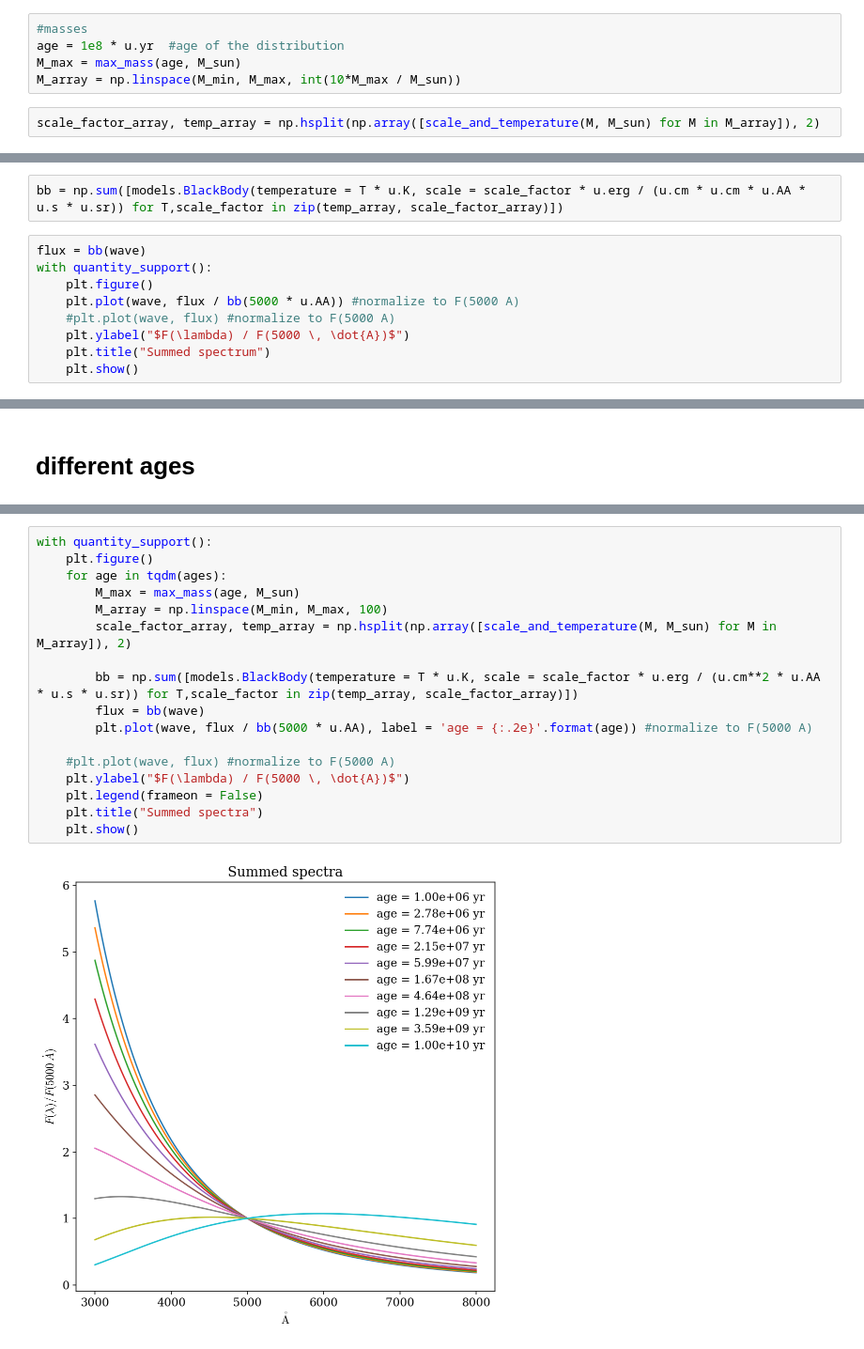
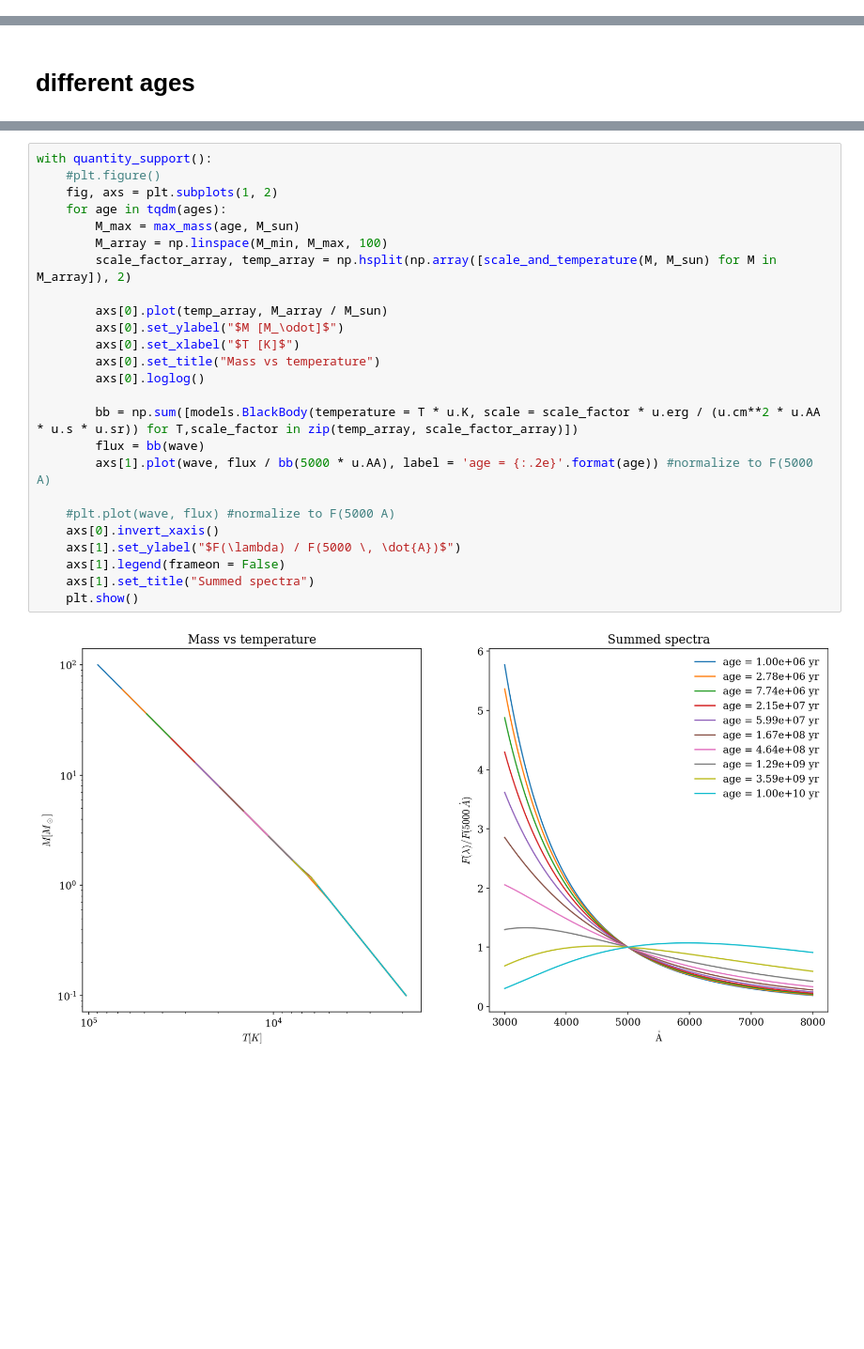
Before and after one commit to asantini29/codes_laboratory_data_analysis, a Jupyter notebook: galaxy_model_optical.ipynb, the cells around one changed output, grey strips where cells are left out. Shown at 94% size. Saved outputs shown, nothing was run; the diff lists cells and outputs as text; blank space fills up the shorter version.

Commit message:
updated plots

```diff
--- a/galaxy_model_optical.ipynb
+++ b/galaxy_model_optical.ipynb
@@ -84,7 +75,0 @@ wave = np.linspace(3000, 8000, 5000) * u.AA
-# %%
-#masses
-age = 1e8 * u.yr  #age of the distribution
-M_max = max_mass(age, M_sun)
-M_array = np.linspace(M_min, M_max, int(10*M_max / M_sun))
-# %%
-scale_factor_array, temp_array = np.hsplit(np.array([scale_and_temperature(M, M_sun) for M in M_array]), 2)
@@ -105,11 +75,0 @@ plt.show()
-# %%
-bb = np.sum([models.BlackBody(temperature = T * u.K, scale = scale_factor * u.erg / (u.cm * u.cm * u.AA * u.s * u.sr)) for T,scale_factor in zip(temp_array, scale_factor_array)])
-# %%
-flux = bb(wave)
-with quantity_support():
-    plt.figure()
-    plt.plot(wave, flux / bb(5000 * u.AA)) #normalize to F(5000 A)
-    #plt.plot(wave, flux) #normalize to F(5000 A)
-    plt.ylabel("$F(\lambda) / F(5000 \, \dot{A})$")
-    plt.title("Summed spectrum")
-    plt.show()
@@ -124,19 +86,27 @@ ages = np.logspace(6, 10, 10) * u.yr
 # %%
 with quantity_support():
-    plt.figure()
+    #plt.figure()
+    fig, axs = plt.subplots(1, 2)
     for age in tqdm(ages):
         M_max = max_mass(age, M_sun)
         M_array = np.linspace(M_min, M_max, 100)
         scale_factor_array, temp_array = np.hsplit(np.array([scale_and_temperature(M, M_sun) for M in M_array]), 2)
 
+        axs[0].plot(temp_array, M_array / M_sun)
+        axs[0].set_ylabel("$M [M_\odot]$")
+        axs[0].set_xlabel("$T [K]$")
+        axs[0].set_title("Mass vs temperature")
+        axs[0].loglog()
+
         bb = np.sum([models.BlackBody(temperature = T * u.K, scale = scale_factor * u.erg / (u.cm**2 * u.AA * u.s * u.sr)) for T,scale_factor in zip(temp_array, scale_factor_array)])
         flux = bb(wave)
-        plt.plot(wave, flux / bb(5000 * u.AA), label = 'age = {:.2e}'.format(age)) #normalize to F(5000 A)
+        axs[1].plot(wave, flux / bb(5000 * u.AA), label = 'age = {:.2e}'.format(age)) #normalize to F(5000 A)
 
     #plt.plot(wave, flux) #normalize to F(5000 A)
-    plt.ylabel("$F(\lambda) / F(5000 \, \dot{A})$")
-    plt.legend(frameon = False)
-    plt.title("Summed spectra")
+    axs[0].invert_xaxis()
+    axs[1].set_ylabel("$F(\lambda) / F(5000 \, \dot{A})$")
+    axs[1].legend(frameon = False)
+    axs[1].set_title("Summed spectra")
     plt.show()
 # %% [output]
-[figure, old version]
+[figure, new version]
```
Also changed, not shown: parts of 8 cells of this notebook.
